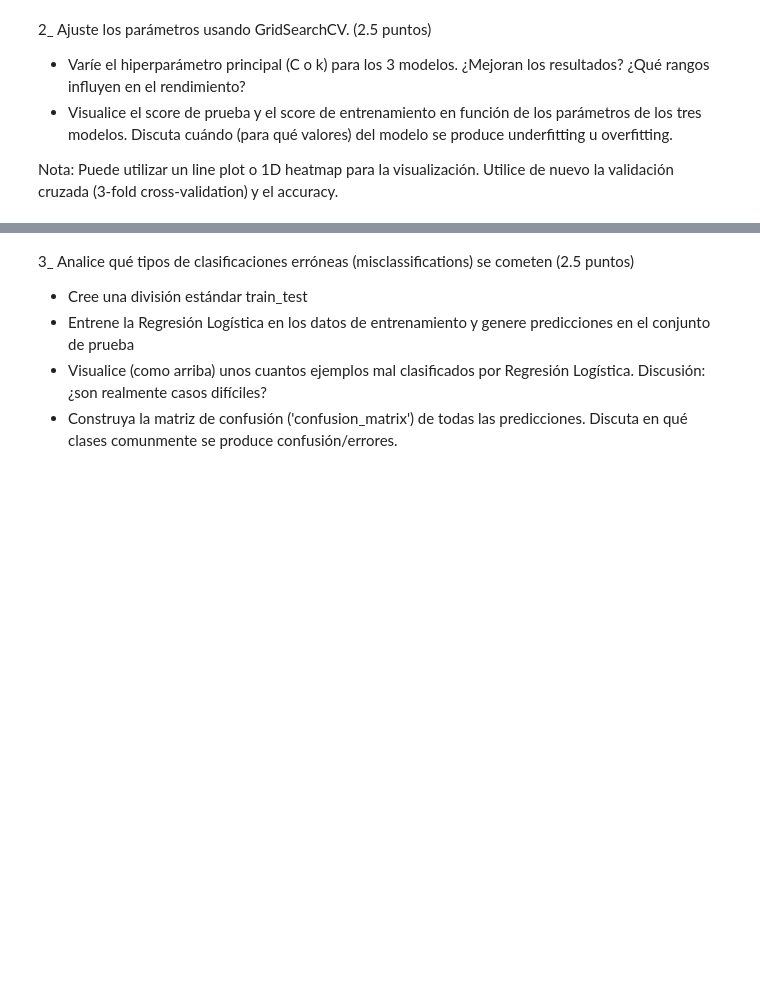
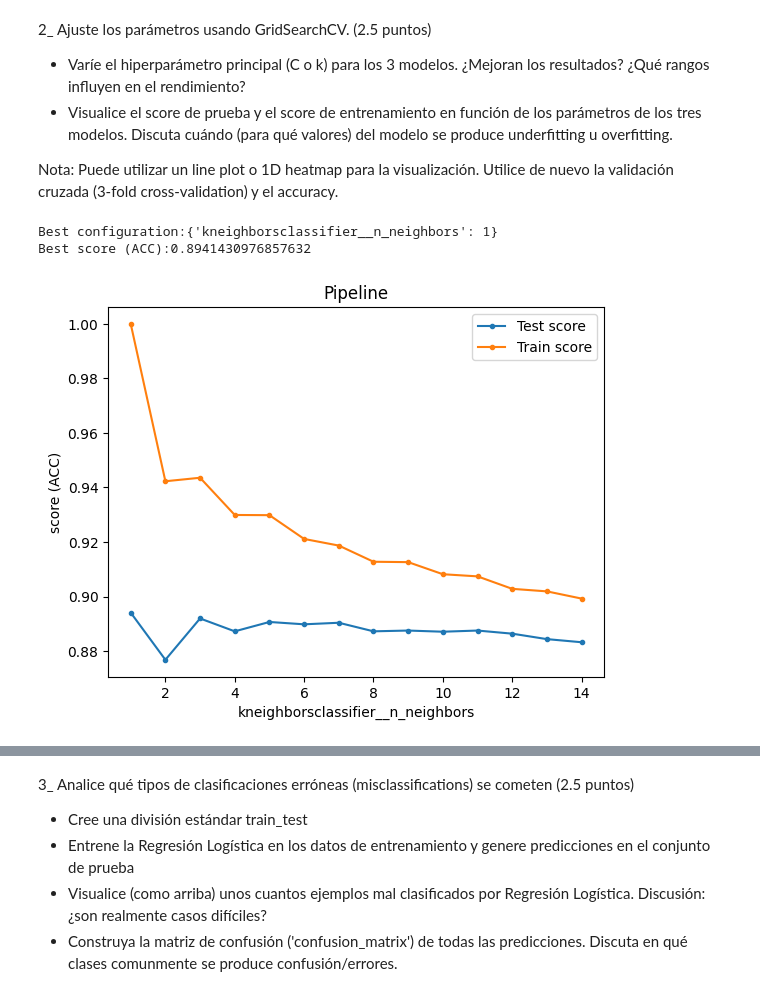
Before and after one commit to StefanoImanol/pc22025I, a Jupyter notebook: 2dapc_ia_2025I_v1_0.ipynb, the cells around one changed output, grey strips where cells are left out. Saved outputs shown, nothing was run; the diff lists cells and outputs as text; code cells hidden in the pictures; blank space fills up the shorter version.

```diff
--- a/2dapc_ia_2025I_v1_0.ipynb
+++ b/2dapc_ia_2025I_v1_0.ipynb
@@ -55,0 +109,3 @@ Nota: puede utilizar una muestra más pequeña durante las pruebas y la correcci
+# %%
+# 1. Submuestra estratificada del 10%
+X_sample, _, y_sample, _ = train_test_split(X, y, stratify=y, test_size=0.90, random_state=42)
@@ -74,3 +159,17 @@ def plot_tuning(grid_search, param_name):
     plt.title(grid_search.best_estimator_.__class__.__name__)
     print('Best configuration:' + str(grid_search.best_params_))
     print('Best score (ACC):' + str(grid_search.best_score_))
+# %%
+#knn
+# Definir el modelo y el rango de k
+pipe_knn = make_pipeline(StandardScaler(), KNeighborsClassifier())
+param_grid_knn = {'kneighborsclassifier__n_neighbors': list(range(1, 15))}
+
+grid_knn = GridSearchCV(pipe_knn, param_grid_knn, cv=3, scoring='accuracy', return_train_score=True)
+grid_knn.fit(X_sample, y_sample)
+
+plot_tuning(grid_knn, 'kneighborsclassifier__n_neighbors')
+# %% [output]
+Best configuration:{'kneighborsclassifier__n_neighbors': 1}
+Best score (ACC):0.8941430976857632
+[figure, added]
```
Also changed, not shown: parts of 18 cells of this notebook.
